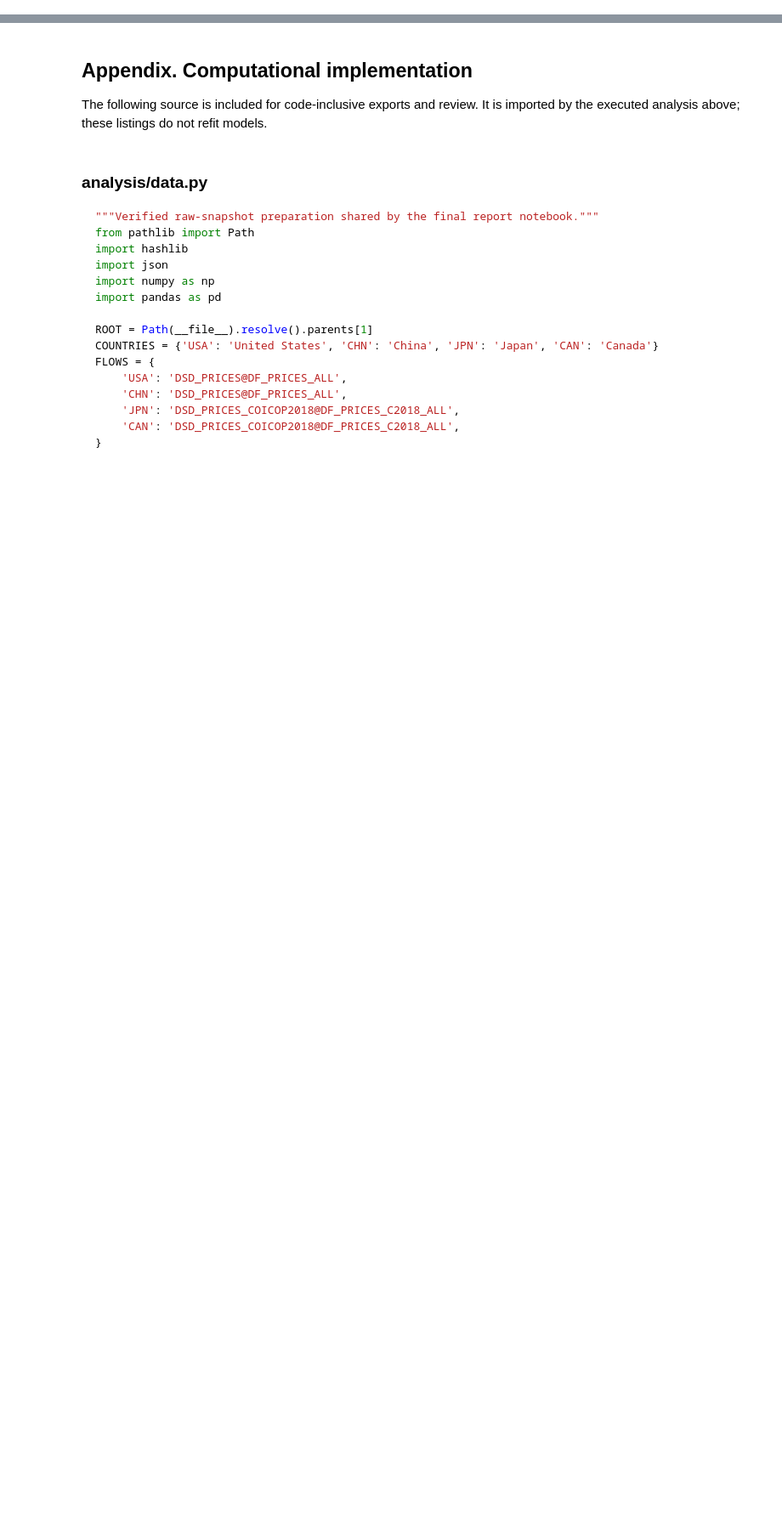
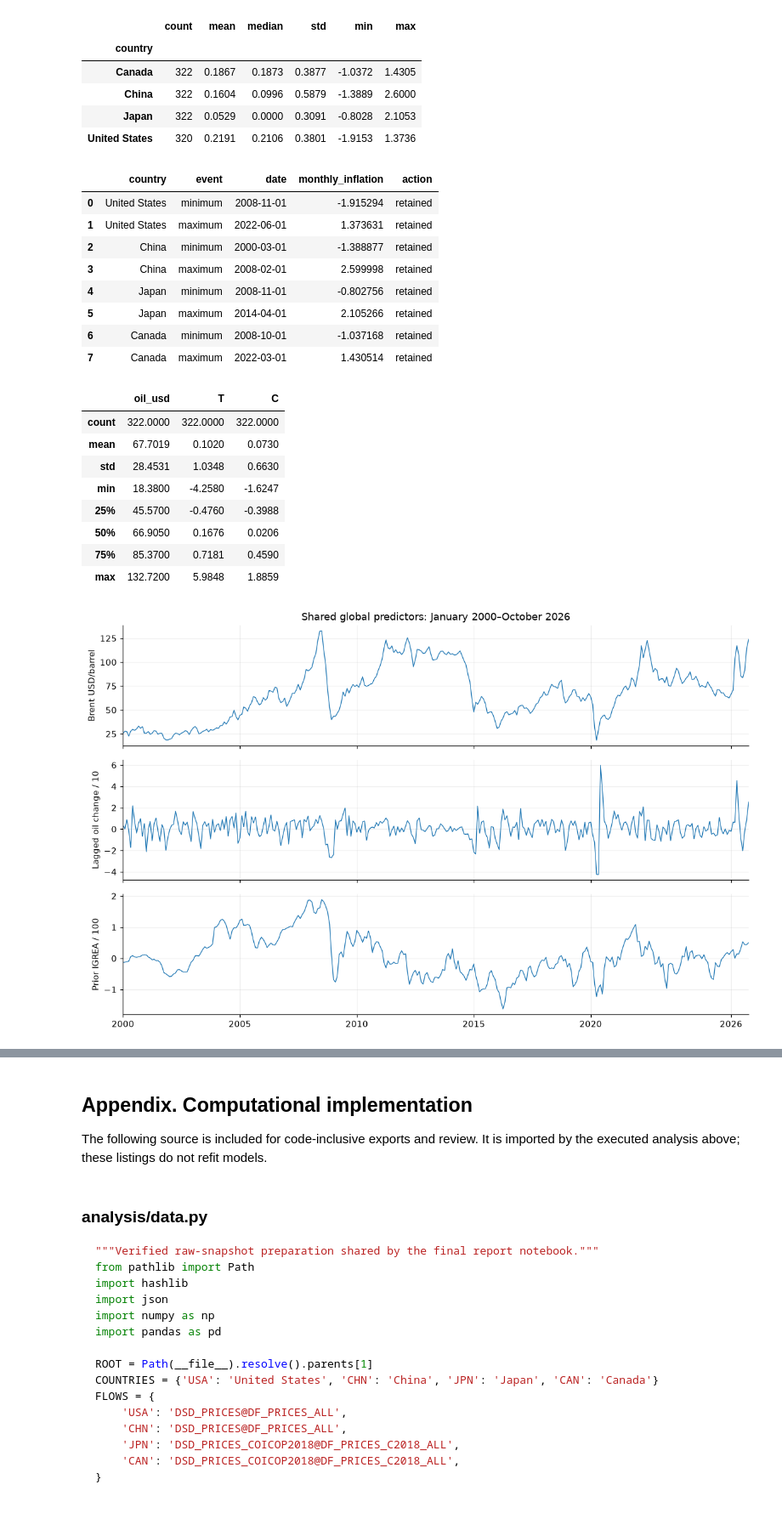
Before and after one commit to omkargadute/oil-inflation-analysis, a Jupyter notebook: notebooks/final_project.ipynb, the cells around one changed output, grey strips where cells are left out. Shown at 85% size. Saved outputs shown, nothing was run; the diff lists cells and outputs as text; code cells hidden in the pictures; blank space fills up the shorter version.

Commit message:
Unify final notebook on combined 2000-2026 data with missing-state integration

```diff
--- a/notebooks/final_project.ipynb
+++ b/notebooks/final_project.ipynb
@@ -945,0 +77,22 @@ Computational sections complete. Submission PDF pagination and the group screenc
+# %%
+panel,daily=write_data_audit()
+_,source_audit,availability,missing,_=prepare_latest()
+panel.to_csv(ROOT/'data/processed/multicountry_monthly.csv',index=False)
+source_audit.to_csv(OUT/'source_verification.csv',index=False)
+groups={iso:panel[panel.iso3.eq(iso)].reset_index(drop=True) for iso in COUNTRIES}
+END=panel.date.max()
+coverage=panel.groupby('iso3',sort=False).agg(country=('country','first'),first=('date','min'),
+    last=('date','max'),calendar_rows=('date','size'),observed_monthly_outcomes=('monthly','count'))
+coverage.to_csv(OUT/'coverage.csv')
+assert coverage.calendar_rows.eq(322).all() and panel.monthly.notna().sum()==1286
+assert END==pd.Timestamp('2026-10-01')
+assert panel.groupby('date')['T'].nunique().eq(1).all()
+assert panel.groupby('date')['C'].nunique().eq(1).all()
+display(source_audit[['file','verified','retrieved_utc']]);display(availability);display(coverage);display(missing)
+oil=pd.read_csv(RAW/'brent_direct.csv',index_col=0,parse_dates=True).iloc[:,0]
+activity=pd.read_csv(RAW/'igrea.csv',index_col=0,parse_dates=True).iloc[:,0]
+for date in pd.to_datetime(['2000-01-01','2024-12-01','2025-01-01','2026-10-01']):
+    row=groups['USA'].set_index('date').loc[date]
+    assert np.isclose(row['T'],10*(oil.loc[date-pd.DateOffset(months=1)]/oil.loc[date-pd.DateOffset(months=2)]-1))
+    assert np.isclose(row['C'],activity.loc[date-pd.DateOffset(months=2)]/100)
+print('Verified hashes, common endpoint, missing-month preservation and treatment timing.')
@@ -945,0 +126,41 @@ Computational sections complete. Submission PDF pagination and the group screenc
+# %%
+summary=panel.groupby('country').monthly.agg(['count','mean','median','std','min','max'])
+summary.to_csv(OUT/'inflation_summary.csv');display(summary.round(4))
+extremes=[]
+for iso,g in groups.items():
+    for event,index in [('minimum',g.monthly.idxmin()),('maximum',g.monthly.idxmax())]:
+        extremes.append({'country':COUNTRIES[iso],'event':event,'date':g.loc[index,'date'],
+                         'monthly_inflation':g.loc[index,'monthly'],'action':'retained'})
+extremes=pd.DataFrame(extremes);extremes.to_csv(OUT/'extreme_observation_audit.csv',index=False);display(extremes)
+display(groups['USA'][['oil_usd','T','C']].describe().round(4))
+fig,axes=plt.subplots(3,1,figsize=(11,7),sharex=True)
+for ax,col,label in zip(axes,['oil_usd','T','C'],['Brent USD/barrel','Lagged oil change / 10','Prior IGREA / 100']):
+    ax.plot(groups['USA'].date,groups['USA'][col],linewidth=.9);ax.set_ylabel(label);ax.grid(alpha=.2)
+full_period_axis(axes[-1]);axes[0].set_title('Shared global predictors: January 2000–October 2026')
+save_figure('global_predictors')
+# %% [output]
+|  | count | mean | median | std | min | max |
+| country |  |  |  |  |  |  |
+| Canada | 322 | 0.1867 | 0.1873 | 0.3877 | -1.0372 | 1.4305 |
+| China | 322 | 0.1604 | 0.0996 | 0.5879 | -1.3889 | 2.6000 |
+| Japan | 322 | 0.0529 | 0.0000 | 0.3091 | -0.8028 | 2.1053 |
+| United States | 320 | 0.2191 | 0.2106 | 0.3801 | -1.9153 | 1.3736 |
+|  | country | event | date | monthly_inflation | action |
+| 0 | United States | minimum | 2008-11-01 | -1.915294 | retained |
+| 1 | United States | maximum | 2022-06-01 | 1.373631 | retained |
+| 2 | China | minimum | 2000-03-01 | -1.388877 | retained |
+| 3 | China | maximum | 2008-02-01 | 2.599998 | retained |
+| 4 | Japan | minimum | 2008-11-01 | -0.802756 | retained |
+| 5 | Japan | maximum | 2014-04-01 | 2.105266 | retained |
+| 6 | Canada | minimum | 2008-10-01 | -1.037168 | retained |
+| 7 | Canada | maximum | 2022-03-01 | 1.430514 | retained |
+|  | oil_usd | T | C |
+| count | 322.0000 | 322.0000 | 322.0000 |
+| mean | 67.7019 | 0.1020 | 0.0730 |
+| std | 28.4531 | 1.0348 | 0.6630 |
+| min | 18.3800 | -4.2580 | -1.6247 |
+| 25% | 45.5700 | -0.4760 | -0.3988 |
+| 50% | 66.9050 | 0.1676 | 0.0206 |
+| 75% | 85.3700 | 0.7181 | 0.4590 |
+| max | 132.7200 | 5.9848 | 1.8859 |
+[figure, added]
```
Also changed, not shown: parts of 55 cells of this notebook, 51 other files.
